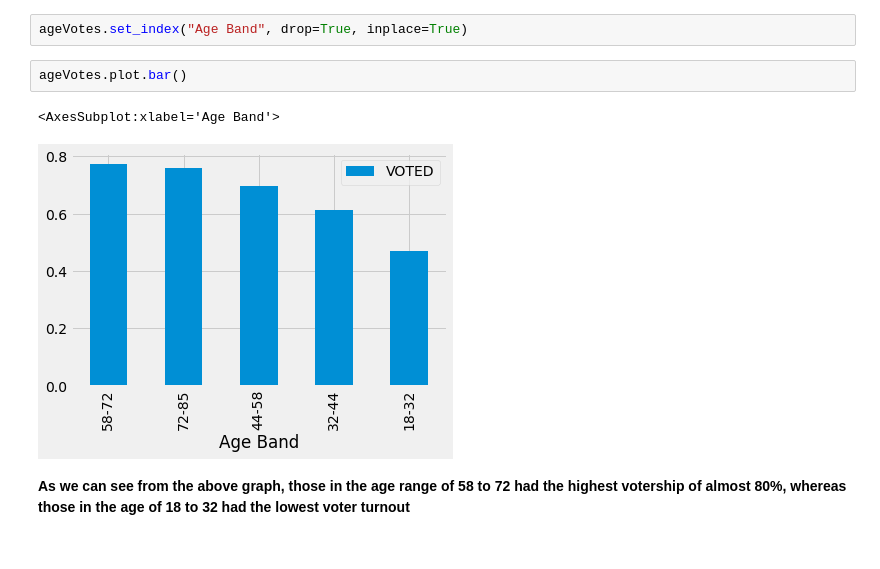
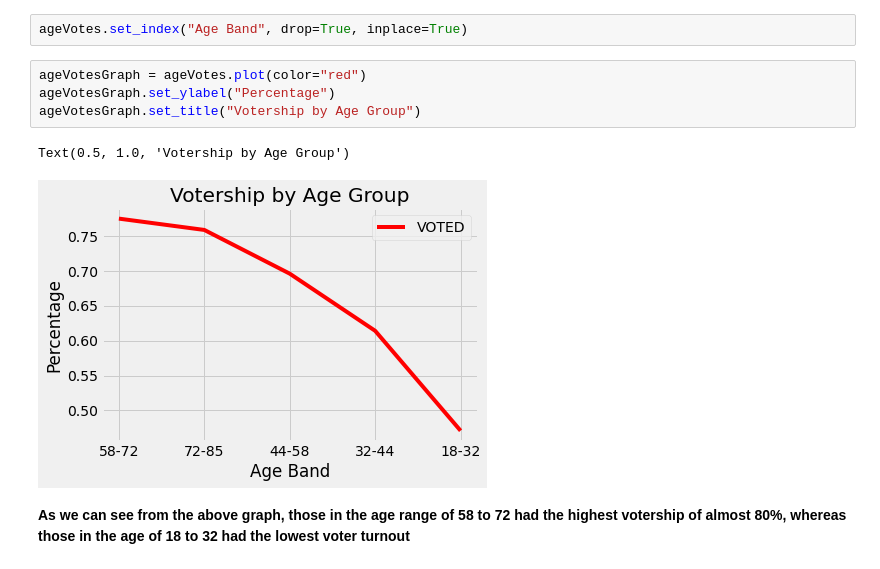
Before and after one commit to mdesilva/Data-Science, a Jupyter notebook: ASA2020FallDataChallenge/Analysis.ipynb, the cells around one changed output. Drawn from its saved outputs; the diff is of its cells as text.

```diff
--- a/ASA2020FallDataChallenge/Analysis.ipynb
+++ b/ASA2020FallDataChallenge/Analysis.ipynb
@@ -67,11 +127,13 @@ Name: Age Band, dtype: int64
 ageVotes = df[["Age Band", "VOTED"]].groupby(["Age Band"], as_index=False).mean().sort_values(by="VOTED",  ascending=False)
 # %%
 ageVotes.set_index("Age Band", drop=True, inplace=True)
-# %%
-ageVotes.plot.bar()
-# %% [output]
-<AxesSubplot:xlabel='Age Band'>
-[figure, removed]
+# %%
+ageVotesGraph = ageVotes.plot(color="red")
+ageVotesGraph.set_ylabel("Percentage")
+ageVotesGraph.set_title("Votership by Age Group")
+# %% [output]
+Text(0.5, 1.0, 'Votership by Age Group')
+[figure, added]
 # %% [markdown]
 **As we can see from the above graph, those in the age range of 58 to 72 had the highest votership of almost 80%, whereas those in the age of 18 to 32 had the lowest voter turnout**
 # %% [markdown]
```
Also changed, not shown: parts of 41 cells of this notebook.
